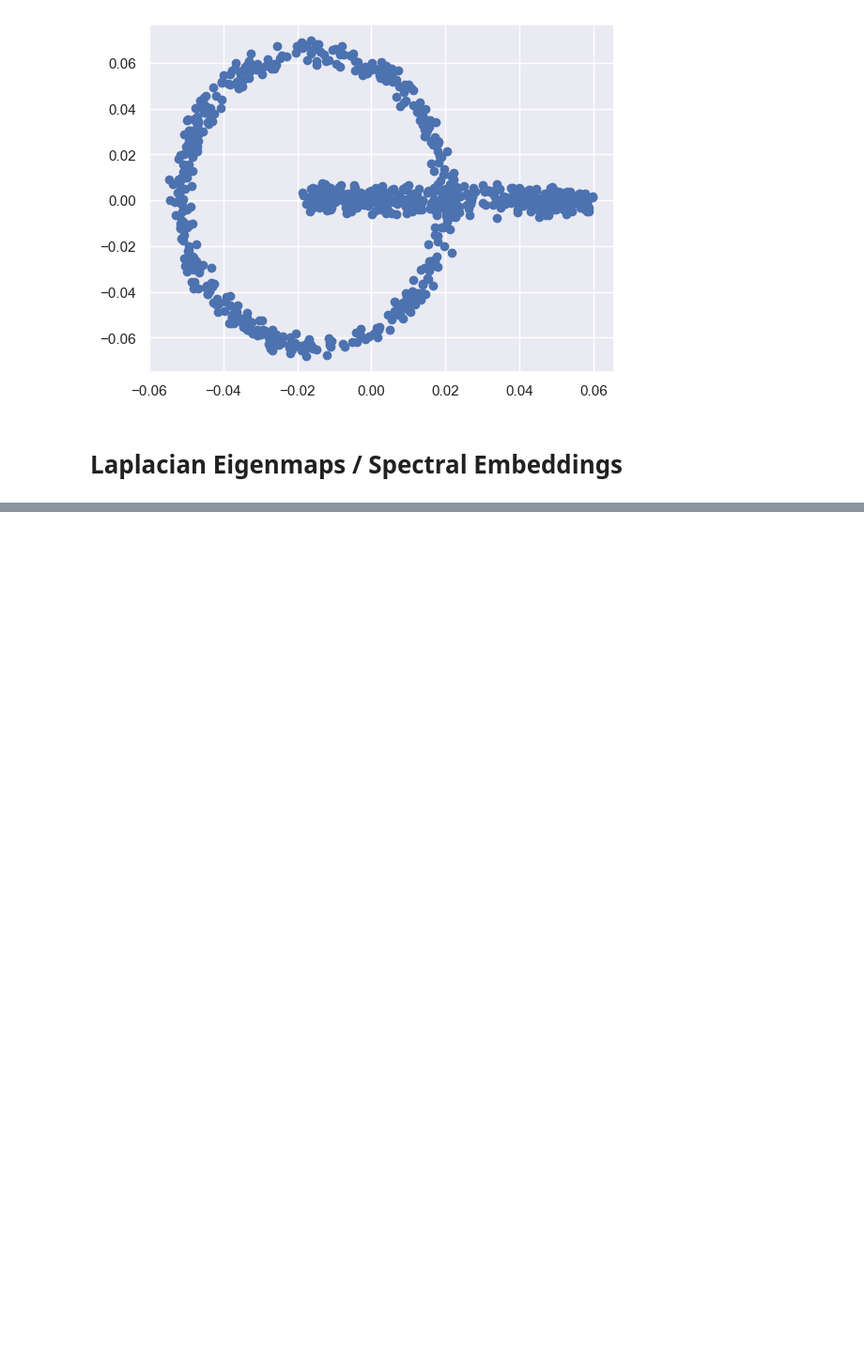
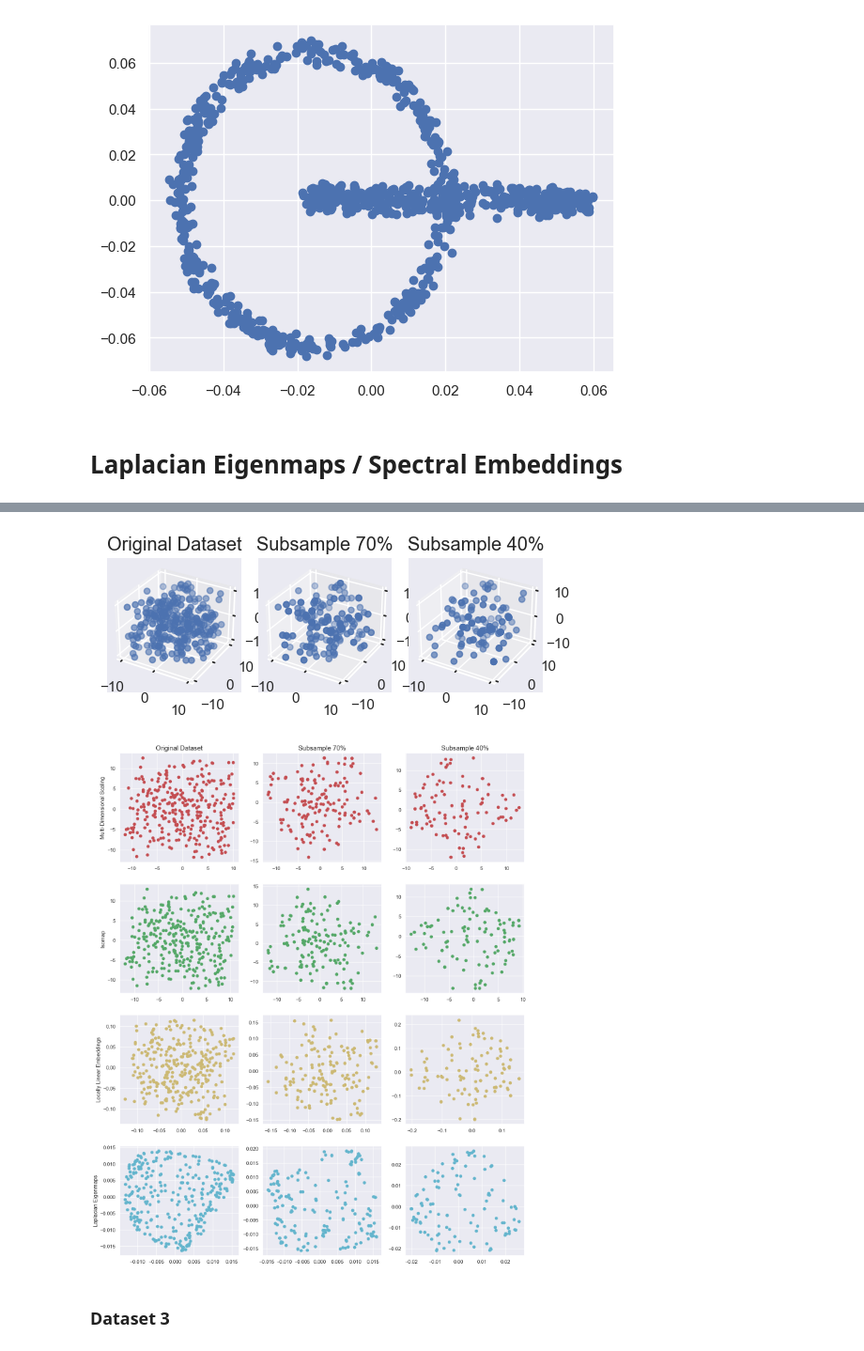
Before and after one commit to gil2rok/geometric-data-analysis, a Jupyter notebook: hw2/code/questions.ipynb, the cells around one changed output, grey strips where cells are left out. Shown at 94% size. Cells and saved outputs as stored; diff of their text form; code cells hidden in the pictures; blank space fills up the shorter version.

```diff
--- a/hw2/code/questions.ipynb
+++ b/hw2/code/questions.ipynb
@@ -84,0 +234,14 @@ plt.scatter(Y[:, 0], Y[:, 1])
+# %%
+# import data
+fname = os.path.join(path_to_data, 'ps1-data.txt')
+X = np.loadtxt(fname, delimiter='\t')
+
+# subsample data, perform dim reduction, and plot
+m1 = int(X.shape[0] * 0.7)
+m2 = int(X.shape[0] * 0.4)
+plot_dataset2(X, m1, m2)
+# %% [output]
+[figure, added]
+[figure, added]
+# %% [markdown]
+### Dataset 3
```
Also changed, not shown: parts of 16 cells of this notebook, 18 other files.
